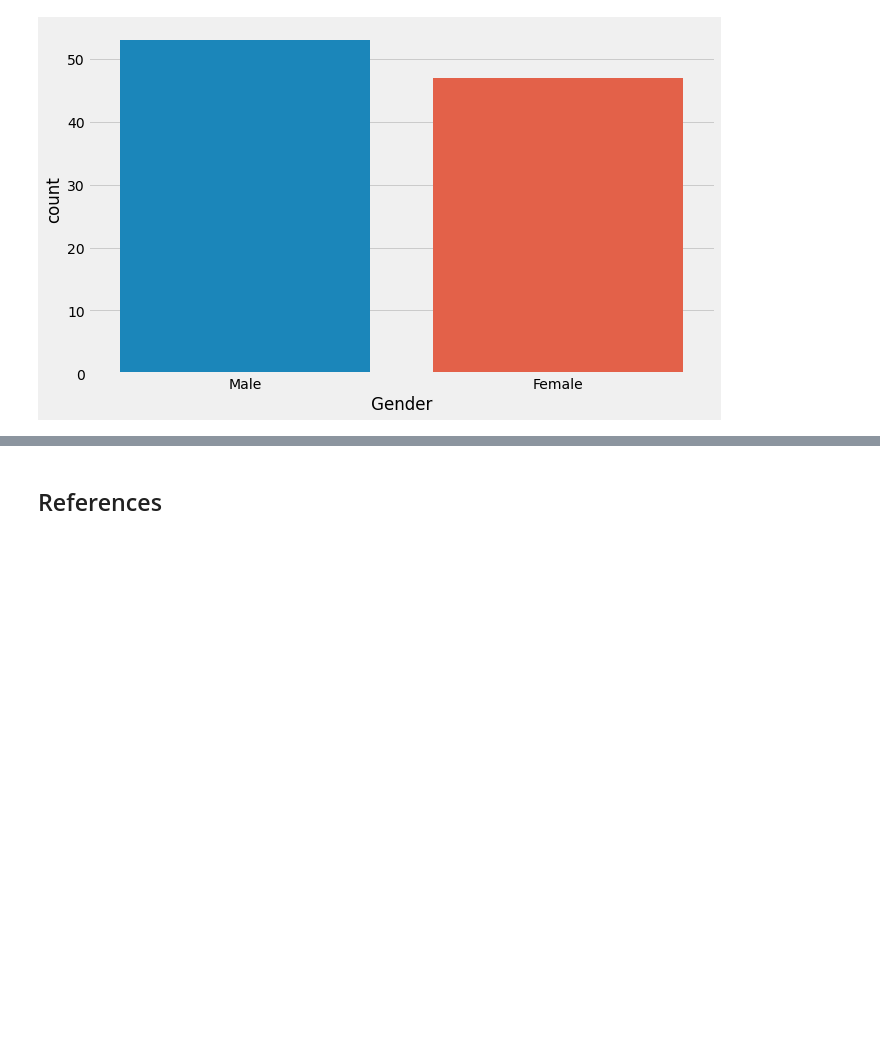
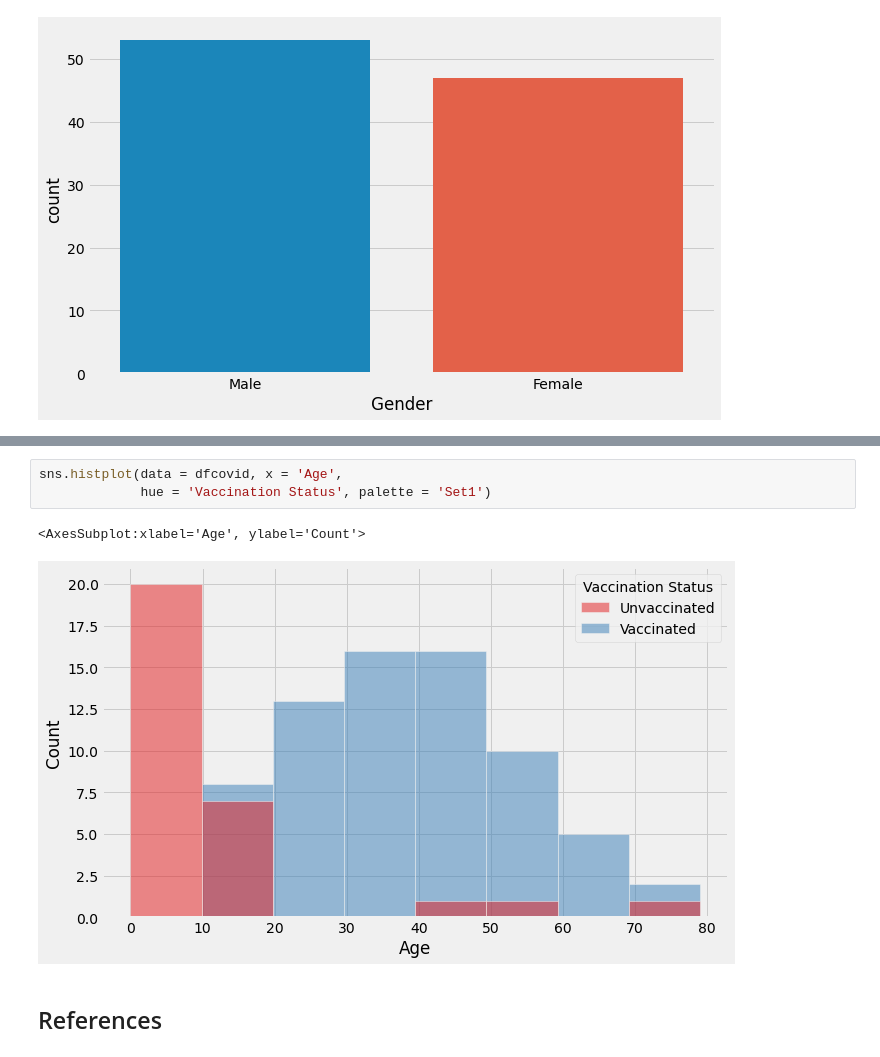
Before and after one commit to Cormac88/PDA_Project_Covid-19, a Jupyter notebook: simulated_covid_data.ipynb, the cells around one changed output, grey strips where cells are left out. Drawn from its saved outputs; the diff is of its cells as text; blank space fills up the shorter version.

```diff
--- a/simulated_covid_data.ipynb
+++ b/simulated_covid_data.ipynb
@@ -388,3 +575,9 @@ sns.histplot(data = dfcovid, x = 'Age Group', hue = 'Underlying Health Condition
+# %%
+sns.histplot(data = dfcovid, x = 'Age',
+             hue = 'Vaccination Status', palette = 'Set1')
+# %% [output]
+<AxesSubplot:xlabel='Age', ylabel='Count'>
+[figure, added]
 # %% [markdown]
 ## References
 # %% [markdown]
```
Also changed, not shown: parts of 22 cells of this notebook.
